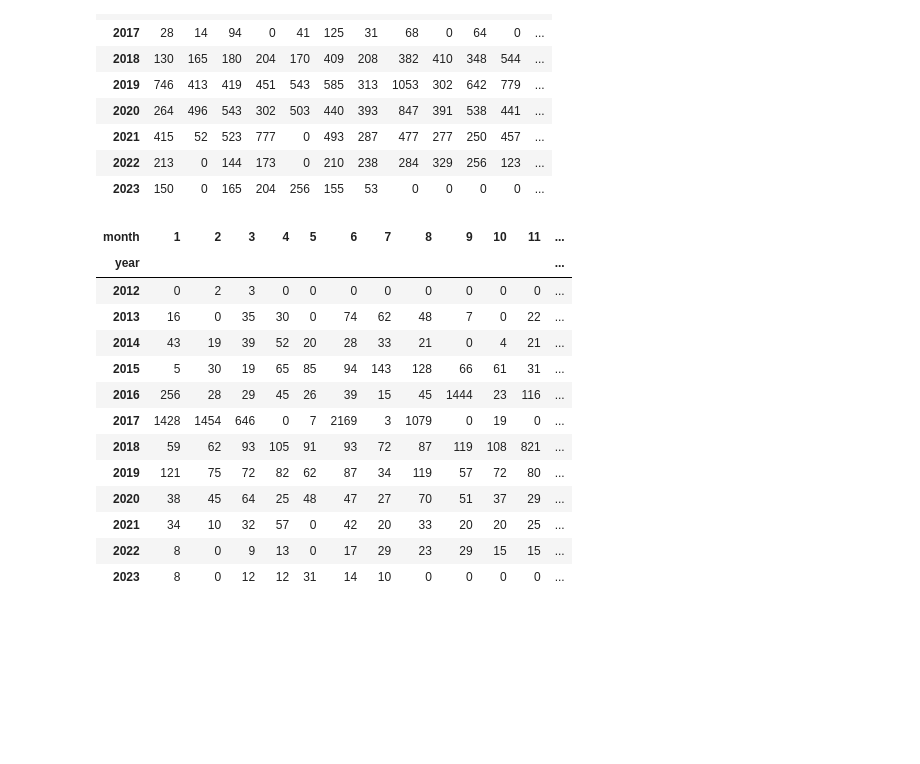
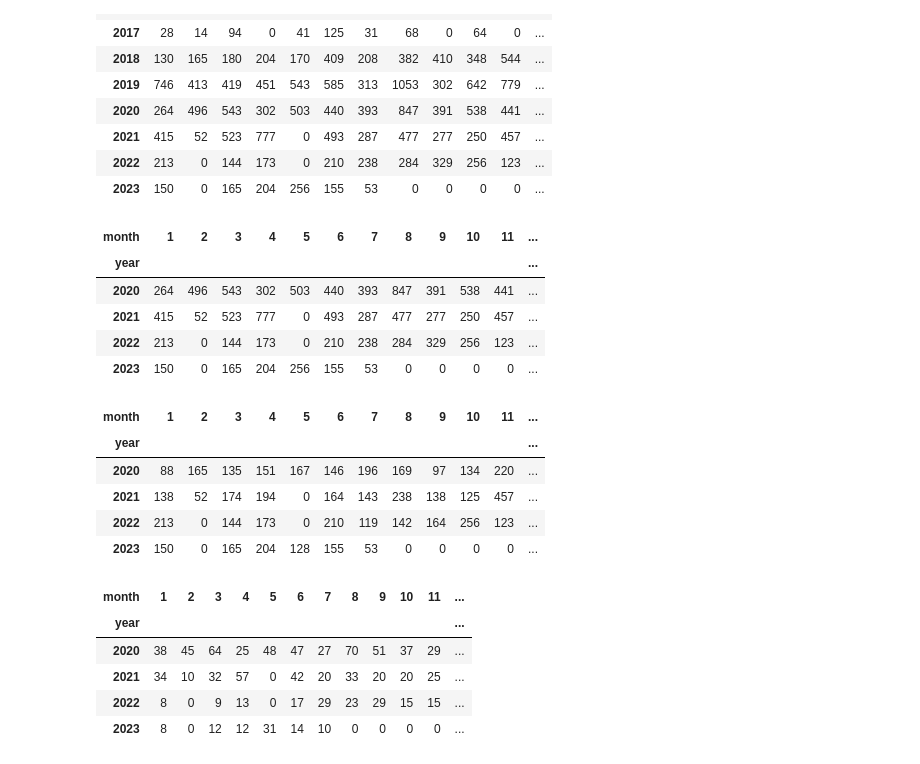
Before and after one commit to BuildWithData/Code-From-Videos, a Jupyter notebook: pytube/code/dashboard.ipynb, the cells around one changed output. Drawn from its saved outputs; the diff is of its cells as text; code cells hidden in the pictures; blank space fills up the shorter version.

```diff
--- a/pytube/code/dashboard.ipynb
+++ b/pytube/code/dashboard.ipynb
@@ -43,19 +42,29 @@ analytics.get_views_from_month(heatmap=True)
 | 2021 | 415 | 52 | 523 | 777 | 0 | 493 | 287 | 477 | 277 | 250 | 457 | ... |
 | 2022 | 213 | 0 | 144 | 173 | 0 | 210 | 238 | 284 | 329 | 256 | 123 | ... |
 | 2023 | 150 | 0 | 165 | 204 | 256 | 155 | 53 | 0 | 0 | 0 | 0 | ... |
+# %%
+analytics.get_views_from_month(heatmap=True, from_="2020-01-01")
+# %% [output]
+| month | 1 | 2 | 3 | 4 | 5 | 6 | 7 | 8 | 9 | 10 | 11 | ... |
+| year |  |  |  |  |  |  |  |  |  |  |  | ... |
+| 2020 | 264 | 496 | 543 | 302 | 503 | 440 | 393 | 847 | 391 | 538 | 441 | ... |
+| 2021 | 415 | 52 | 523 | 777 | 0 | 493 | 287 | 477 | 277 | 250 | 457 | ... |
+| 2022 | 213 | 0 | 144 | 173 | 0 | 210 | 238 | 284 | 329 | 256 | 123 | ... |
+| 2023 | 150 | 0 | 165 | 204 | 256 | 155 | 53 | 0 | 0 | 0 | 0 | ... |
+# %%
+analytics.get_avg_views_from_month(heatmap=True, from_="2020-01-01")
+# %% [output]
+| month | 1 | 2 | 3 | 4 | 5 | 6 | 7 | 8 | 9 | 10 | 11 | ... |
+| year |  |  |  |  |  |  |  |  |  |  |  | ... |
+| 2020 | 88 | 165 | 135 | 151 | 167 | 146 | 196 | 169 | 97 | 134 | 220 | ... |
+| 2021 | 138 | 52 | 174 | 194 | 0 | 164 | 143 | 238 | 138 | 125 | 457 | ... |
+| 2022 | 213 | 0 | 144 | 173 | 0 | 210 | 119 | 142 | 164 | 256 | 123 | ... |
+| 2023 | 150 | 0 | 165 | 204 | 128 | 155 | 53 | 0 | 0 | 0 | 0 | ... |
 # %%
-analytics.get_total_minutes_per_month(heatmap=True)
+analytics.get_total_minutes_per_month(heatmap=True, from_="2020-01-01")
 # %% [output]
 | month | 1 | 2 | 3 | 4 | 5 | 6 | 7 | 8 | 9 | 10 | 11 | ... |
 | year |  |  |  |  |  |  |  |  |  |  |  | ... |
-| 2012 | 0 | 2 | 3 | 0 | 0 | 0 | 0 | 0 | 0 | 0 | 0 | ... |
-| 2013 | 16 | 0 | 35 | 30 | 0 | 74 | 62 | 48 | 7 | 0 | 22 | ... |
-| 2014 | 43 | 19 | 39 | 52 | 20 | 28 | 33 | 21 | 0 | 4 | 21 | ... |
-| 2015 | 5 | 30 | 19 | 65 | 85 | 94 | 143 | 128 | 66 | 61 | 31 | ... |
-| 2016 | 256 | 28 | 29 | 45 | 26 | 39 | 15 | 45 | 1444 | 23 | 116 | ... |
-| 2017 | 1428 | 1454 | 646 | 0 | 7 | 2169 | 3 | 1079 | 0 | 19 | 0 | ... |
-| 2018 | 59 | 62 | 93 | 105 | 91 | 93 | 72 | 87 | 119 | 108 | 821 | ... |
-| 2019 | 121 | 75 | 72 | 82 | 62 | 87 | 34 | 119 | 57 | 72 | 80 | ... |
 | 2020 | 38 | 45 | 64 | 25 | 48 | 47 | 27 | 70 | 51 | 37 | 29 | ... |
 | 2021 | 34 | 10 | 32 | 57 | 0 | 42 | 20 | 33 | 20 | 20 | 25 | ... |
 | 2022 | 8 | 0 | 9 | 13 | 0 | 17 | 29 | 23 | 29 | 15 | 15 | ... |
```
Also changed, not shown: parts of 5 cells of this notebook.
